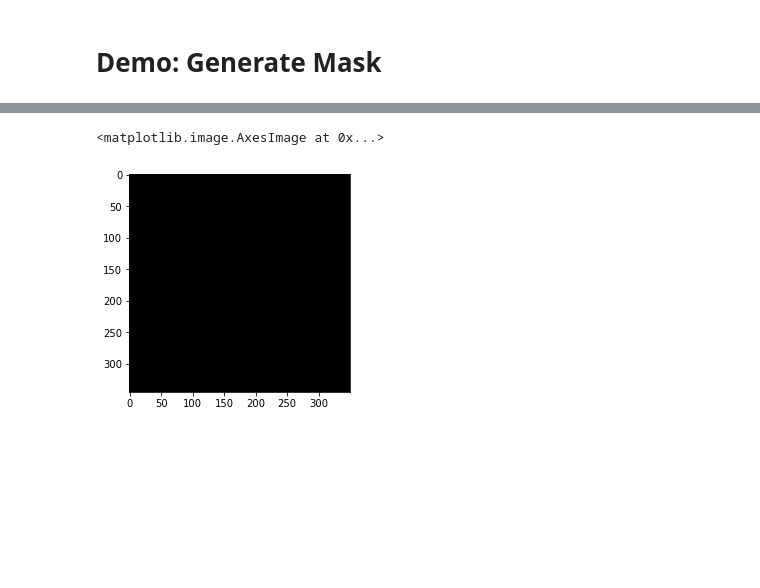
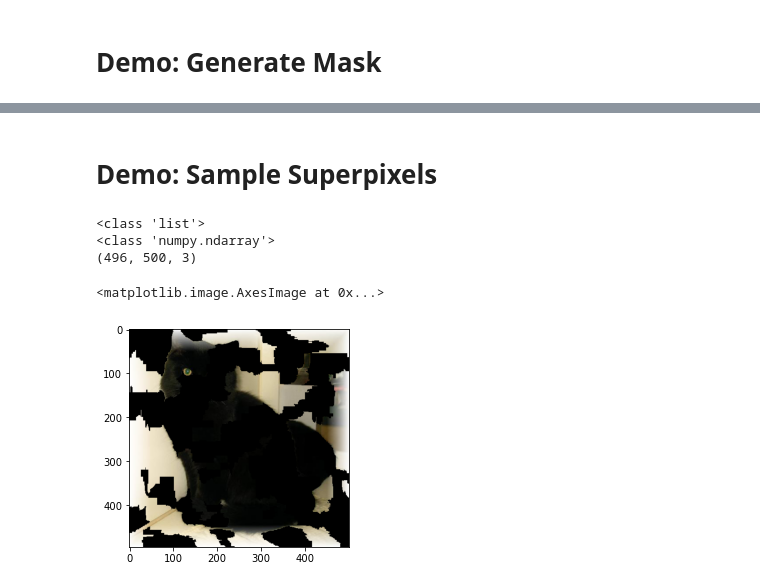
Before and after one commit to UberClifford/BOYS_LOVE_LIME, a Jupyter notebook: OurLIMENotebook.ipynb, the cells around one changed output, grey strips where cells are left out. Drawn from its saved outputs; the diff is of its cells as text; code cells hidden in the pictures; blank space fills up the shorter version.

Commit message:
added demo for sample superpixel function

```diff
--- a/OurLIMENotebook.ipynb
+++ b/OurLIMENotebook.ipynb
@@ -89,5 +87,17 @@ plt.imshow(ImageObjectDemo.masked_image)
-# %%
-plt.imshow(ImageObjectDemo.original_image)
-# %% [output]
-<matplotlib.image.AxesImage at 0x...>
-[figure, removed]
+# %% [markdown]
+# Demo: Sample Superpixels
+# %%
+#create 3 samples
+sampled_images = explainer.sample_superpixels(ImageObjectDemo, 3)
+# %%
+print(type(sampled_images))
+#showing first sample
+print(type(sampled_images[0]))
+print(np.shape(sampled_images[0]))
+plt.imshow(sampled_images[0])
+# %% [output]
+<class 'list'>
+<class 'numpy.ndarray'>
+(496, 500, 3)
+<matplotlib.image.AxesImage at 0x...>
+[figure, added]
```
Also changed, not shown: parts of 4 cells of this notebook, 1 other file.
